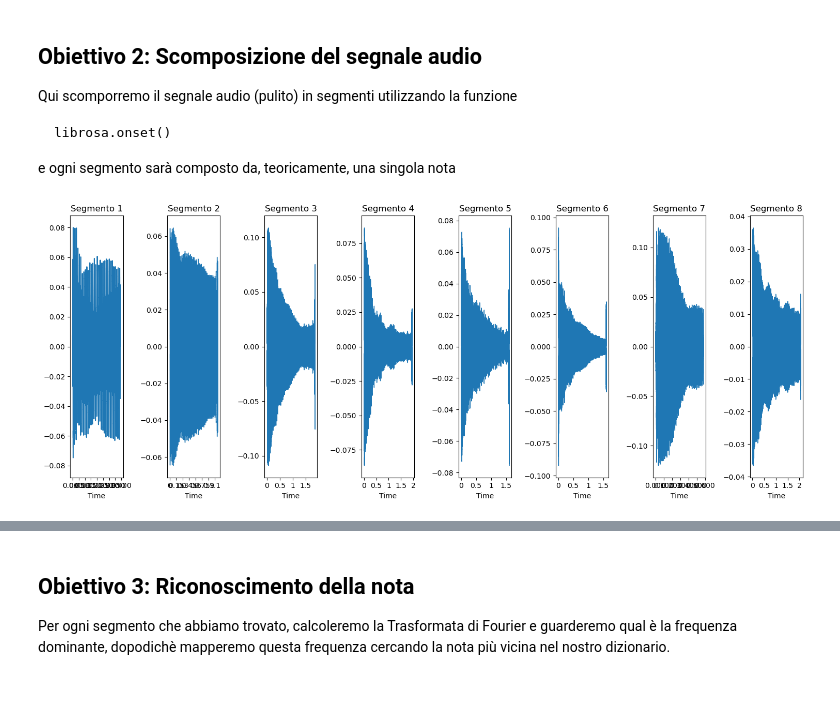
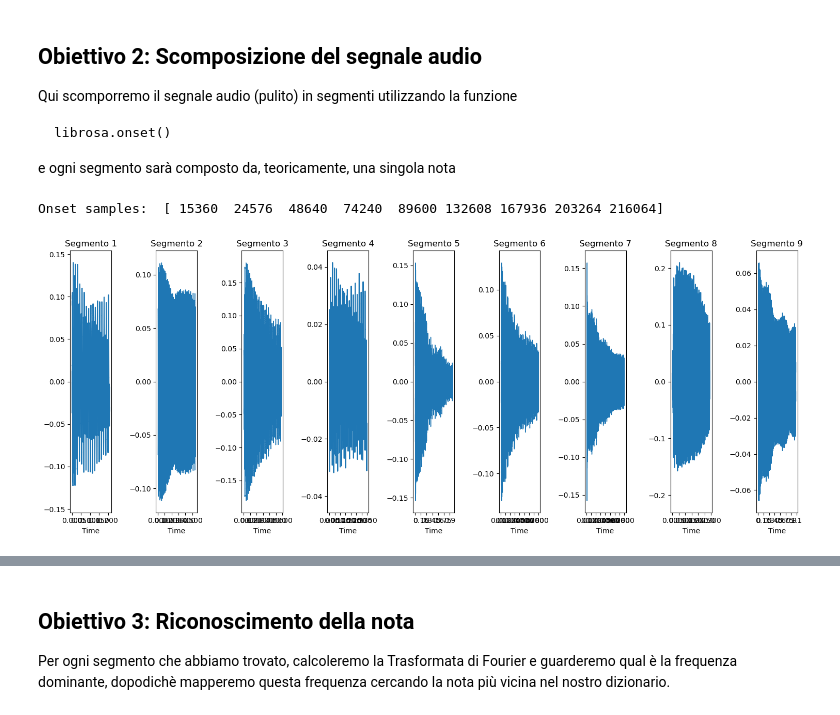
Before and after one commit to GekkeijuITA/FESI, a Jupyter notebook: Laboratorio/Progetto FESI.ipynb, the cells around one changed output, grey strips where cells are left out. Cells and saved outputs as stored; diff of their text form; code cells hidden in the pictures.

````diff
--- a/Laboratorio/Progetto FESI.ipynb
+++ b/Laboratorio/Progetto FESI.ipynb
@@ -20,9 +19,9 @@ ip.display.Audio(audio, rate=sample_rate)
 ## Obiettivo 1: Riduzione del rumore
 L'idea è quella di usare un filtro sulla trasformata di Fourier e poi ricostruire il segnale "pulito" con l'inversa della trasformata di Fourier
 # %%
-ShortFourier = lb.stft(audio)
-#frequency = np.fft.fftfreq(audio.size, d=1/sample_rate)
-Filtered_Fourier = gaussian_filter(ShortFourier, sigma=0.7)
+ShortFourier = lb.stft(audio.real)
+sigma = 0.6
+Filtered_Fourier = gaussian_filter(ShortFourier, sigma=sigma)
 filtered_audio = lb.istft(Filtered_Fourier)
 # %%
 plt.figure(figsize=(15, 6))
@@ -55,37 +54,43 @@ Qui scomporremo il segnale audio (pulito) in segmenti utilizzando la funzione
 librosa.onset()
 ```
 e ogni segmento sarà composto da, teoricamente, una singola nota
+# %%
+onset_frames = lb.onset.onset_detect(y=filtered_audio.real, sr=sample_rate, units='samples')
+print("Onset samples: ", onset_frames)
+# %% [output]
+Onset samples:  [ 15360  24576  48640  74240  89600 132608 167936 203264 216064]
 # %%
-onset_frames = lb.onset.onset_detect(y=filtered_audio.real, sr=sample_rate, wait=1, pre_avg=1, post_avg=1, pre_max=1, post_max=1)
 segments = []
 
 for i in range(len(onset_frames)):
-    start_frame = onset_frames[i]
+    start_sample = onset_frames[i]
 
     if i + 1 < len(onset_frames):
-        end_frame = onset_frames[i + 1]
+        end_sample = onset_frames[i + 1]
     else:
-        end_frame = filtered_audio.size
+        end_sample = filtered_audio.size
 
-    start_sample = lb.frames_to_samples(start_frame)
-
-    end_sample = lb.frames_to_samples(end_frame)
+    #time_to_trim = lb.time_to_samples(0.1, sr=sample_rate)
 
     segment = filtered_audio[start_sample:end_sample]
+
+    duration = lb.get_duration(y=segment, sr=sample_rate)
+
+    segment = segment[:lb.time_to_samples(duration, sr=sample_rate)//2]
 
     if segment.size > 0:
         segments.append(segment)
 
 plt.figure(figsize=(15, 6))
 
 for i, segment in enumerate(segments):
     plt.subplot(1, len(segments), i + 1)
     lb.display.waveshow(segment.real, sr=sample_rate)
     plt.title(f"Segmento {i+1}")
     plt.tight_layout()
 plt.show()
 # %% [output]
-[figure, old version]
+[figure, new version]
 # %%
 for i, segment in enumerate(segments):
     print(f"Segmento {i+1}, forza: " + str(max(lb.onset.onset_strength(y=segment.real, sr=sample_rate))) + ", durata: " + str(lb.get_duration(y=segment.real, sr=sample_rate)) + ", ampiezza: " + str(np.max(np.abs(segment.real))))
````
Also changed, not shown: parts of 7 cells of this notebook.
